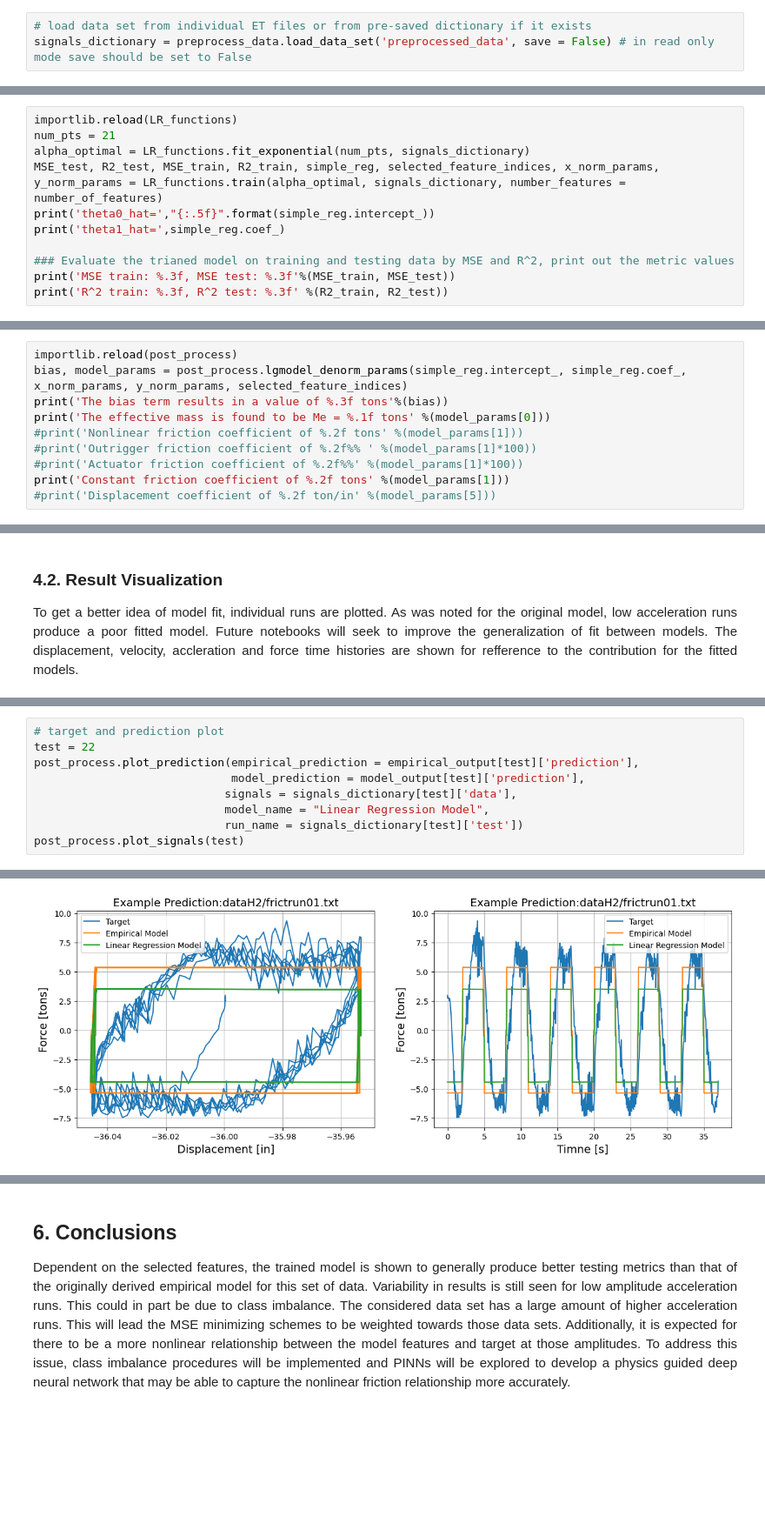
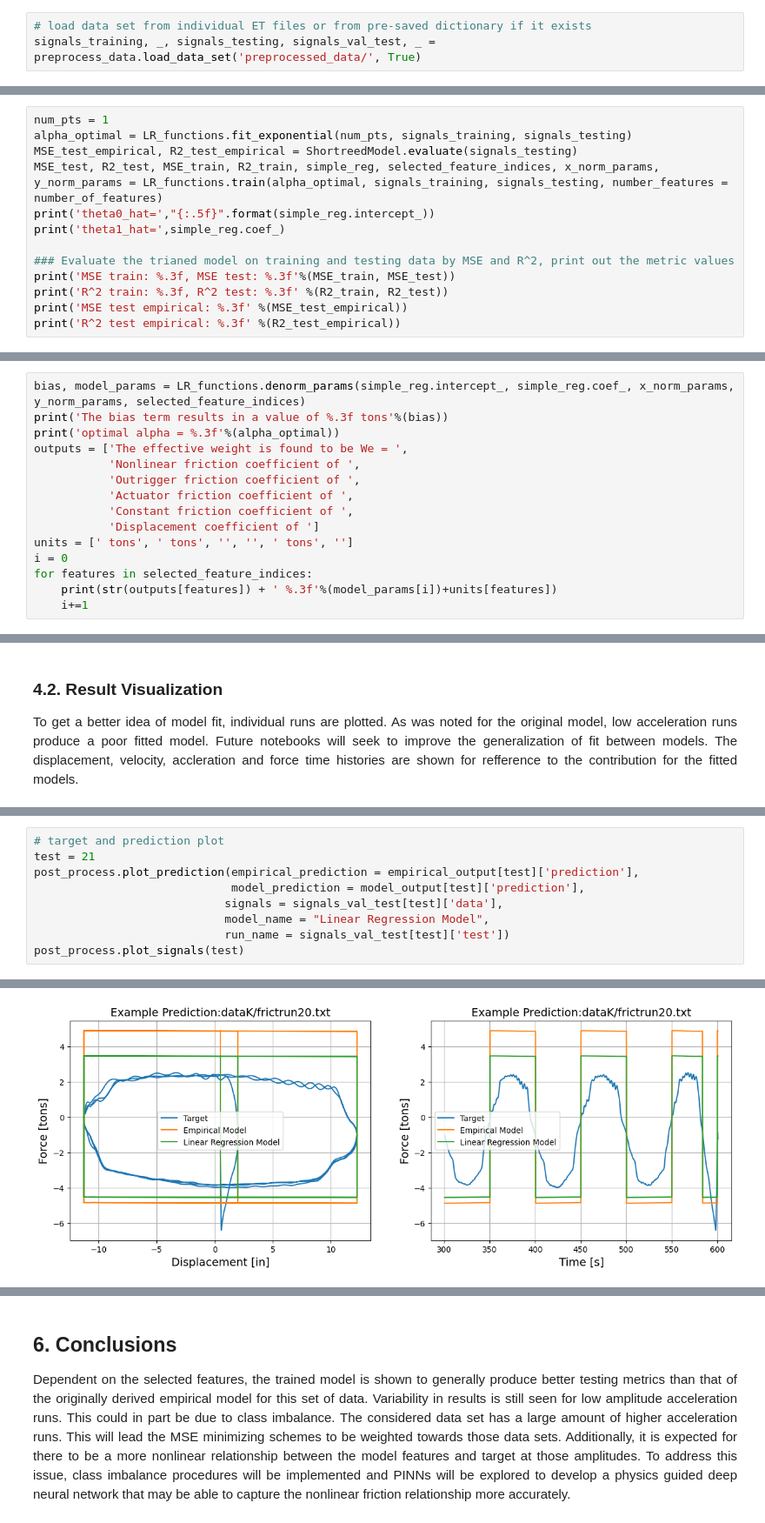
Before and after one commit to Kaylaerler/Structural-Insights-with-ML, a Jupyter notebook: Case 1. LinearRegression.ipynb, the cells around one changed output, grey strips where cells are left out. Shown at 87% size. Cells and saved outputs as stored; diff of their text form; blank space fills up the shorter version.

Commit message:
added filter for force and changed testing and training data

```diff
--- a/Case 1. LinearRegression.ipynb
+++ b/Case 1. LinearRegression.ipynb
@@ -92,7 +93,7 @@ import importlib
     "Case 0. PreprocessingVisualization.ipynb" included with this project shows the underlying filter functions that are implemented here. All data is passed through the signal processing algorithm and converted to a dictionary with the 87 indexes corresponding to the 87 test runs that were available in the ET_Runs folder. If this process has been completed previously, the signals dictionary will be saved to a pickle file in the preprocessed_data folder (or any other name inputted as the first variable of the function below).
 # %%
 # load data set from individual ET files or from pre-saved dictionary if it exists
-signals_dictionary = preprocess_data.load_data_set('preprocessed_data', save = False) # in read only mode save should be set to False
+signals_training, _, signals_testing, signals_val_test, _ = preprocess_data.load_data_set('preprocessed_data/', True)
 # %% [output]
 Loading Stored Data
 # %% [markdown]
@@ -141,14 +142,16 @@ number_of_features = 2 # set to 0 if all features are desired, otherwise if skle
                        # selection will be implemented to fit the model selecting the chosen number of features that
                        # produce the lowest MSE
 # %%
-importlib.reload(LR_functions)
-num_pts = 21
-alpha_optimal = LR_functions.fit_exponential(num_pts, signals_dictionary)
-MSE_test, R2_test, MSE_train, R2_train, simple_reg, selected_feature_indices, x_norm_params, y_norm_params = LR_functions.train(alpha_optimal, signals_dictionary, number_features = number_of_features)
+num_pts = 1
+alpha_optimal = LR_functions.fit_exponential(num_pts, signals_training, signals_testing)
+MSE_test_empirical, R2_test_empirical = ShortreedModel.evaluate(signals_testing)
+MSE_test, R2_test, MSE_train, R2_train, simple_reg, selected_feature_indices, x_norm_params, y_norm_params = LR_functions.train(alpha_optimal, signals_training, signals_testing, number_features = number_of_features)
 print('theta0_hat=',"{:.5f}".format(simple_reg.intercept_))
 print('theta1_hat=',simple_reg.coef_)
 
 ### Evaluate the trianed model on training and testing data by MSE and R^2, print out the metric values
 print('MSE train: %.3f, MSE test: %.3f'%(MSE_train, MSE_test))
 print('R^2 train: %.3f, R^2 test: %.3f' %(R2_train, R2_test))
+print('MSE test empirical: %.3f' %(MSE_test_empirical))
+print('R^2 test empirical: %.3f' %(R2_test_empirical))
 # %% [output]
@@ -167,13 +172,18 @@ Returning the model parameters to real coefficient values taking into account th
 
 *Manually supress the print options for missing features included below if feature selection is used.
 # %%
-importlib.reload(post_process)
-bias, model_params = post_process.lgmodel_denorm_params(simple_reg.intercept_, simple_reg.coef_, x_norm_params, y_norm_params, selected_feature_indices)
+bias, model_params = LR_functions.denorm_params(simple_reg.intercept_, simple_reg.coef_, x_norm_params, y_norm_params, selected_feature_indices)
 print('The bias term results in a value of %.3f tons'%(bias))
-print('The effective mass is found to be Me = %.1f tons' %(model_params[0]))
-#print('Nonlinear friction coefficient of %.2f tons' %(model_params[1]))
-#print('Outrigger friction coefficient of %.2f%% ' %(model_params[1]*100))
-#print('Actuator friction coefficient of %.2f%%' %(model_params[1]*100))
-print('Constant friction coefficient of %.2f tons' %(model_params[1]))
-#print('Displacement coefficient of %.2f ton/in' %(model_params[5]))
+print('optimal alpha = %.3f'%(alpha_optimal))
+outputs = ['The effective weight is found to be We = ',
+           'Nonlinear friction coefficient of ',
+           'Outrigger friction coefficient of ',
+           'Actuator friction coefficient of ',
+           'Constant friction coefficient of ',
+           'Displacement coefficient of ']
+units = [' tons', ' tons', '', '', ' tons', '']
+i = 0
+for features in selected_feature_indices:
+    print(str(outputs[features]) + ' %.3f'%(model_params[i])+units[features])
+    i+=1
 # %% [output]
@@ -199,11 +209,11 @@ dictionary saved successfully to file: preprocessed_data/signals_data.pkl
 # %%
 # target and prediction plot
-test = 22
+test = 21
 post_process.plot_prediction(empirical_prediction = empirical_output[test]['prediction'],
                              model_prediction = model_output[test]['prediction'],
-                            signals = signals_dictionary[test]['data'],
+                            signals = signals_val_test[test]['data'],
                             model_name = "Linear Regression Model",
-                            run_name = signals_dictionary[test]['test'])
+                            run_name = signals_val_test[test]['test'])
 post_process.plot_signals(test)
 # %% [output]
 Loading Stored Data
@@ -211 +220 @@ dictionary saved successfully to file: preprocessed_data/signals_data.pkl
-[figure, old version]
+[figure, new version]
```
Also changed, not shown: parts of 5 cells of this notebook, 39 other files.
